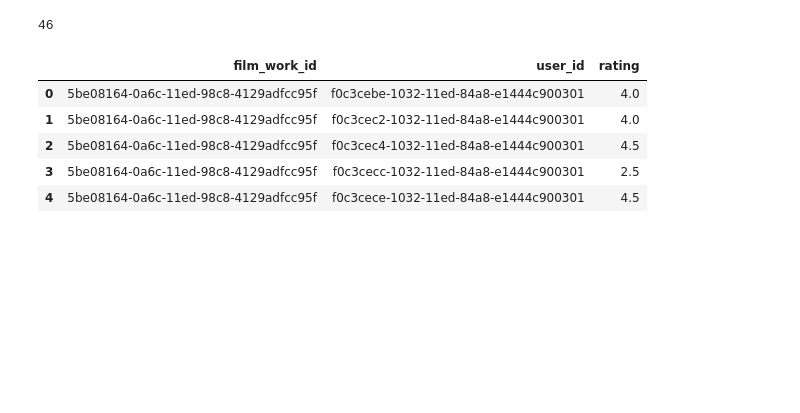
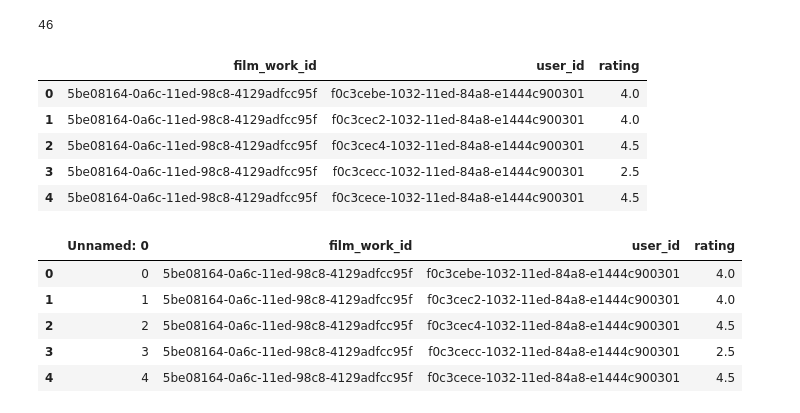
Before and after one commit to konstantinGlonin/graduate_work, a Jupyter notebook: ml/dataset-merge.ipynb, the cells around one changed output. Saved outputs shown, nothing was run; the diff lists cells and outputs as text; code cells hidden in the pictures; blank space fills up the shorter version.

```diff
--- a/ml/dataset-merge.ipynb
+++ b/ml/dataset-merge.ipynb
@@ -131,3 +131,14 @@ ratings[['film_work_id', 'user_id', 'rating']].head()
 | 2 | 5be08164-0a6c-11ed-98c8-4129adfcc95f | f0c3cec4-1032-11ed-84a8-e1444c900301 | 4.5 |
 | 3 | 5be08164-0a6c-11ed-98c8-4129adfcc95f | f0c3cecc-1032-11ed-84a8-e1444c900301 | 2.5 |
 | 4 | 5be08164-0a6c-11ed-98c8-4129adfcc95f | f0c3cece-1032-11ed-84a8-e1444c900301 | 4.5 |
+# %%
+ratings = pd.read_csv('data/ratings_new.csv')
+movies = pd.read_csv('data/Result_17.csv')
+ratings.head()
+# %% [output]
+|  | Unnamed: 0 | film_work_id | user_id | rating |
+| 0 | 0 | 5be08164-0a6c-11ed-98c8-4129adfcc95f | f0c3cebe-1032-11ed-84a8-e1444c900301 | 4.0 |
+| 1 | 1 | 5be08164-0a6c-11ed-98c8-4129adfcc95f | f0c3cec2-1032-11ed-84a8-e1444c900301 | 4.0 |
+| 2 | 2 | 5be08164-0a6c-11ed-98c8-4129adfcc95f | f0c3cec4-1032-11ed-84a8-e1444c900301 | 4.5 |
+| 3 | 3 | 5be08164-0a6c-11ed-98c8-4129adfcc95f | f0c3cecc-1032-11ed-84a8-e1444c900301 | 2.5 |
+| 4 | 4 | 5be08164-0a6c-11ed-98c8-4129adfcc95f | f0c3cece-1032-11ed-84a8-e1444c900301 | 4.5 |
```
Also changed, not shown: parts of 2 cells of this notebook, 16 other files.
